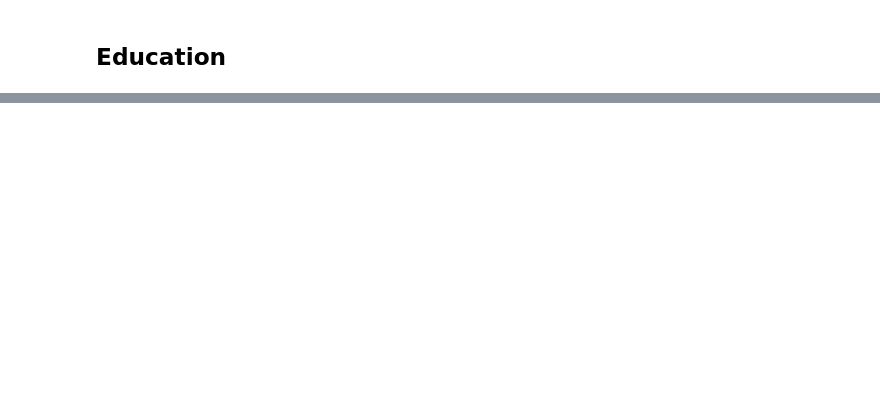
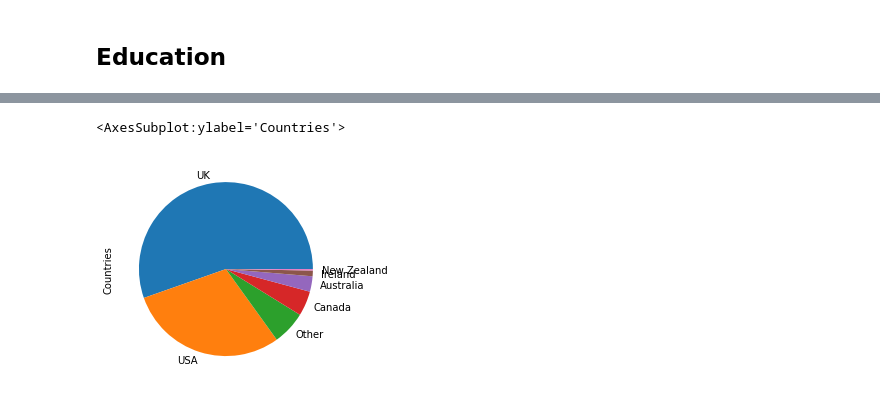
Before and after one commit to ras-000212/ESILV4-DIA-DataAnalysis-Project, a Jupyter notebook: data_analysis.ipynb, the cells around one changed output, grey strips where cells are left out. Cells and saved outputs as stored; diff of their text form; code cells hidden in the pictures; blank space fills up the shorter version.

```diff
--- a/data_analysis.ipynb
+++ b/data_analysis.ipynb
@@ -212,0 +239,5 @@ df[["Educations","Education"]]
+# %%
+df["Countries"].value_counts().plot(kind="pie")
+# %% [output]
+<AxesSubplot:ylabel='Countries'>
+[figure, added]
```
Also changed, not shown: parts of 23 cells of this notebook.
